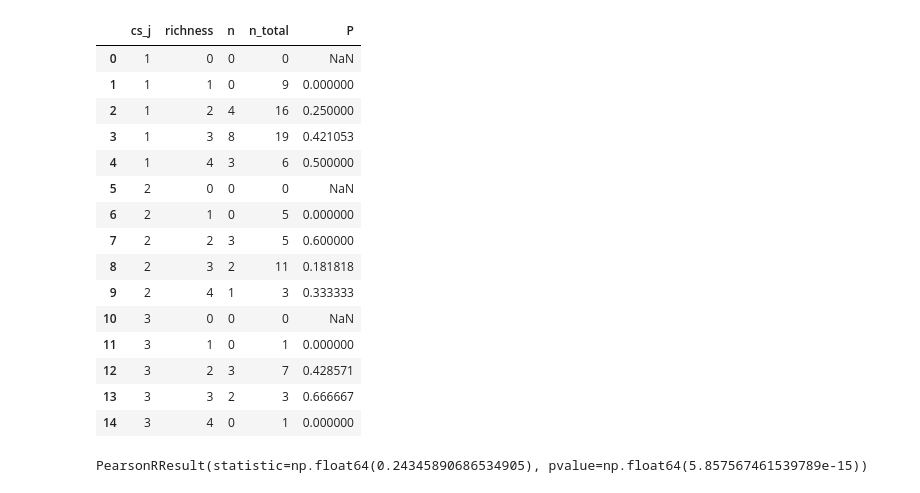
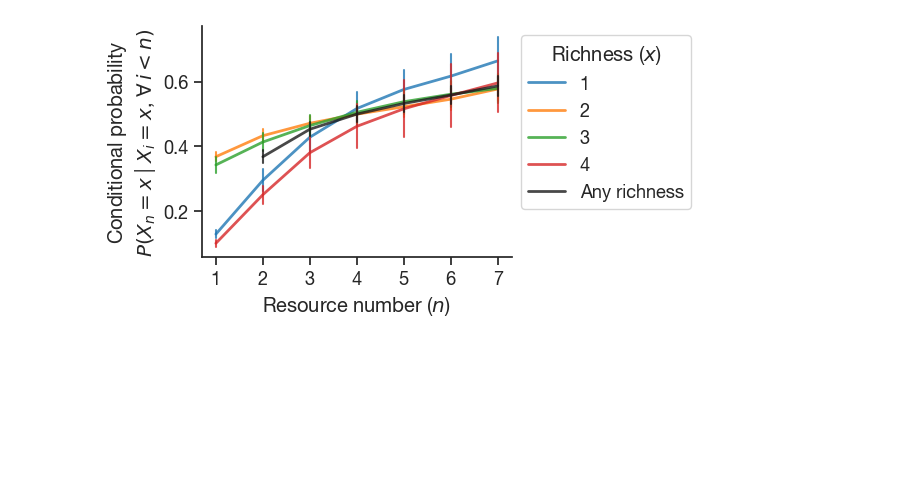
Before and after one commit to sulheim/coexistence, a Jupyter notebook: notebooks/6_CRM/6D_plot_cs_screen.ipynb, the cells around one changed output. Drawn from its saved outputs; the diff is of its cells as text; code cells hidden in the pictures; blank space fills up the shorter version.

Commit message:
Conditional probability

```diff
--- a/notebooks/6_CRM/6D_plot_cs_screen.ipynb
+++ b/notebooks/6_CRM/6D_plot_cs_screen.ipynb
@@ -161,23 +94,0 @@ pd_df2 = pd.DataFrame(p_df2, columns=['cs_j', 'n', 'n tot', 'P'])
-# %%
-cond_prob_df
-# %% [output]
-|  | cs_j | richness | n | n_total | P |
-| 0 | 1 | 0 | 0 | 0 | NaN |
-| 1 | 1 | 1 | 0 | 9 | 0.000000 |
-| 2 | 1 | 2 | 4 | 16 | 0.250000 |
-| 3 | 1 | 3 | 8 | 19 | 0.421053 |
-| 4 | 1 | 4 | 3 | 6 | 0.500000 |
-| 5 | 2 | 0 | 0 | 0 | NaN |
-| 6 | 2 | 1 | 0 | 5 | 0.000000 |
-| 7 | 2 | 2 | 3 | 5 | 0.600000 |
-| 8 | 2 | 3 | 2 | 11 | 0.181818 |
-| 9 | 2 | 4 | 1 | 3 | 0.333333 |
-| 10 | 3 | 0 | 0 | 0 | NaN |
-| 11 | 3 | 1 | 0 | 1 | 0.000000 |
-| 12 | 3 | 2 | 3 | 7 | 0.428571 |
-| 13 | 3 | 3 | 2 | 3 | 0.666667 |
-| 14 | 3 | 4 | 0 | 1 | 0.000000 |
-# %%
-st.pearsonr(pivot[4], pivot[0])
-# %% [output]
-PearsonRResult(statistic=np.float64(0.24345890686534905), pvalue=np.float64(5.857567461539789e-15))
@@ -183,0 +142,37 @@ PearsonRResult(statistic=np.float64(0.24345890686534905), pvalue=np.float64(5.85
+# %%
+cols_df = pd.DataFrame({'Columns': all_cols})
+cols_df["N_CS"] = cols_df['Columns'].apply(len)
+# %%
+probdf2 = pd.merge(probdf, cols_df, left_index=True, right_index=True)
+# %%
+probdf2.drop_duplicates(inplace=True, subset=['Columns'])
+# %%
+probdf2L = probdf2.melt(id_vars=['Permutation', 'Columns', 'N_CS'], value_vars=['Any', 'R1', 'R2', 'R3', 'R4'], var_name='Richness', value_name='Probability')
+# %%
+fig, ax = plt.subplots(figsize=(4,3))
+colors = sns.color_palette("tab10", n_colors=4)
+palette = {'Any': 'k', 'R1': colors[0], 'R2': colors[1], 'R3': colors[2], 'R4': colors[3]}
+l = sns.lineplot(probdf2L, x='N_CS', y='Probability', hue='Richness', errorbar='sd', err_style='bars',
+ax = ax, palette=palette, alpha=0.8, lw = 2, hue_order=['R1', 'R2', 'R3', 'R4', 'Any'])  # Move 'Any' to front)
+
+
+
+sns.despine()
+sns.move_legend(ax, "upper left", bbox_to_anchor=(1, 1))
+ax.set_xlabel(r'Resource number ($n$)')
+ax.set_ylabel(r'Conditional probability$\,$' + '\n' + r'$P(X_n = x$ | $X_i = x$, $\forall \, i < n)$')
+
+new_labels = {
+    'Any': 'Any richness',
+    'R1': '1',
+    'R2': '2',
+    'R3': '3',
+    'R4': '4'
+}
+handles, labels = ax.get_legend_handles_labels()
+labels = [new_labels.get(label, label) for label in labels]
+ax.legend(handles, labels, title="Richness ($x$)", loc="upper left", bbox_to_anchor=(1, 1))
+plt.xticks(range(1,8))
+plt.savefig(figure_folder / 'cs_screen_conditional_probability.pdf', bbox_inches='tight')
+# %% [output]
+[figure, added]
```
Also changed, not shown: parts of 17 cells of this notebook, 1 other file.
